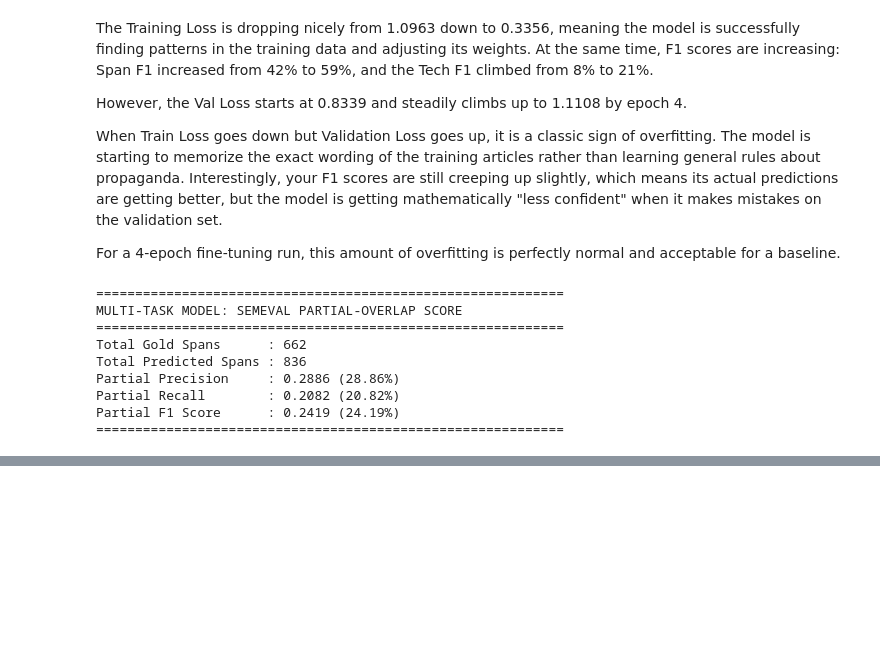
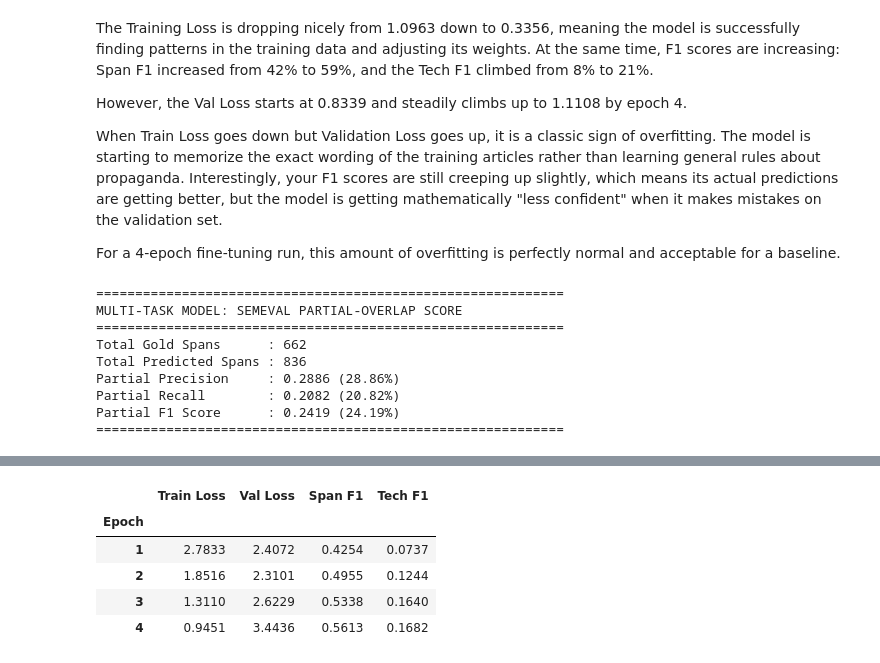
Before and after one commit to KalinaMarkova/deep_learning_course_project, a Jupyter notebook: 05_Model_Training_Experiment_3.ipynb, the cells around one changed output, grey strips where cells are left out. Cells and saved outputs as stored; diff of their text form; code cells hidden in the pictures; blank space fills up the shorter version.

Commit message:
Made several more runs, experimented with majority voting within a span of tokens, weight classes and prioritizing one of the heads.

```diff
--- a/05_Model_Training_Experiment_3.ipynb
+++ b/05_Model_Training_Experiment_3.ipynb
@@ -532,0 +739,99 @@ Partial F1 Score      : 0.2419 (24.19%)
+# %%
+# 1. Reset Model
+model = PropagandaMTLModel(model_checkpoint, num_span_labels=3, num_tech_labels=len(tech2id)).to(device)
+optimizer = optim.AdamW(model.parameters(), lr=2e-5)
+
+batch_size = 16
+
+# Initialize dataloaders
+train_dataloader = DataLoader(train_dataset, batch_size=batch_size, shuffle=True, collate_fn=mtl_collate_fn)
+val_dataloader = DataLoader(val_dataset, batch_size=batch_size, shuffle=False, collate_fn=mtl_collate_fn)
+
+total_steps = len(train_dataloader) * epochs
+scheduler = get_linear_schedule_with_warmup(optimizer, num_warmup_steps=int(0.1 * total_steps), num_training_steps=total_steps)
+
+# 2. Weighted Loss Initialization
+span_weights = torch.tensor([0.1, 1.5, 1.5]).to(device)
+span_loss_fn = nn.CrossEntropyLoss(weight=span_weights, ignore_index=-100)
+tech_loss_fn = nn.CrossEntropyLoss(ignore_index=-100)
+
+print("Starting Optimized Multi-Task Training...")
+training_stats = []
+
+for epoch in range(epochs):
+    model.train()
+    total_train_loss = 0
+
+    for batch in tqdm(train_dataloader, desc=f"Epoch {epoch + 1} - Training"):
+        b_input_ids = batch['input_ids'].to(device)
+        b_masks = batch['attention_mask'].to(device)
+        b_span_labels = batch['span_labels'].to(device)
+        b_tech_labels = batch['tech_labels'].to(device)
+
+        model.zero_grad()
+        span_logits, tech_logits = model(b_input_ids, b_masks)
+
+        loss_span = span_loss_fn(span_logits.view(-1, 3), b_span_labels.view(-1))
+        loss_tech = tech_loss_fn(tech_logits.view(-1, len(tech2id)), b_tech_labels.view(-1))
+
+        # 3. Scaled Joint Loss
+        joint_loss = (3.0 * loss_span) + loss_tech
+        total_train_loss += joint_loss.item()
+
+        joint_loss.backward()
+        torch.nn.utils.clip_grad_norm_(model.parameters(), 1.0)
+        optimizer.step()
+        scheduler.step()
+
+    avg_train_loss = total_train_loss / len(train_dataloader)
+
+    model.eval()
+    total_val_loss = 0
+    all_span_preds, all_span_true, all_tech_preds, all_tech_true = [], [], [], []
+
+    with torch.no_grad():
+        for batch in tqdm(val_dataloader, desc=f"Epoch {epoch + 1} - Validation"):
+            b_input_ids = batch['input_ids'].to(device)
+            b_masks = batch['attention_mask'].to(device)
+            b_span_labels = batch['span_labels'].to(device)
+            b_tech_labels = batch['tech_labels'].to(device)
+
+            span_logits, tech_logits = model(b_input_ids, b_masks)
+
+            loss_span = span_loss_fn(span_logits.view(-1, 3), b_span_labels.view(-1))
+            loss_tech = tech_loss_fn(tech_logits.view(-1, len(tech2id)), b_tech_labels.view(-1))
+            total_val_loss += ((3.0 * loss_span) + loss_tech).item()
+
+            span_preds = torch.argmax(span_logits, dim=2).cpu().numpy()
+            tech_preds = torch.argmax(tech_logits, dim=2).cpu().numpy()
+            b_span_labels = b_span_labels.cpu().numpy()
+            b_tech_labels = b_tech_labels.cpu().numpy()
+
+            for i in range(len(b_span_labels)):
+                for j in range(len(b_span_labels[i])):
+                    if b_span_labels[i][j] != -100:
+                        all_span_preds.append(span_preds[i][j])
+                        all_span_true.append(b_span_labels[i][j])
+                        all_tech_preds.append(tech_preds[i][j])
+                        all_tech_true.append(b_tech_labels[i][j])
+
+    avg_val_loss = total_val_loss / len(val_dataloader)
+    _, _, span_f1, _ = precision_recall_fscore_support(all_span_true, all_span_preds, average='macro', zero_division=0)
+    _, _, tech_f1, _ = precision_recall_fscore_support(all_tech_true, all_tech_preds, average='macro', zero_division=0)
+
+    training_stats.append({
+        'Epoch': epoch + 1, 'Train Loss': round(avg_train_loss, 4),
+        'Val Loss': round(avg_val_loss, 4), 'Span F1': round(span_f1, 4), 'Tech F1': round(tech_f1, 4)
+    })
+
+    clear_output(wait=True)
+    display(pd.DataFrame(data=training_stats).set_index('Epoch'))
+
+print("Training Complete.")
+# %% [output]
+|  | Train Loss | Val Loss | Span F1 | Tech F1 |
+| Epoch |  |  |  |  |
+| 1 | 2.7833 | 2.4072 | 0.4254 | 0.0737 |
+| 2 | 1.8516 | 2.3101 | 0.4955 | 0.1244 |
+| 3 | 1.3110 | 2.6229 | 0.5338 | 0.1640 |
+| 4 | 0.9451 | 3.4436 | 0.5613 | 0.1682 |
```
Also changed, not shown: parts of 9 cells of this notebook.
